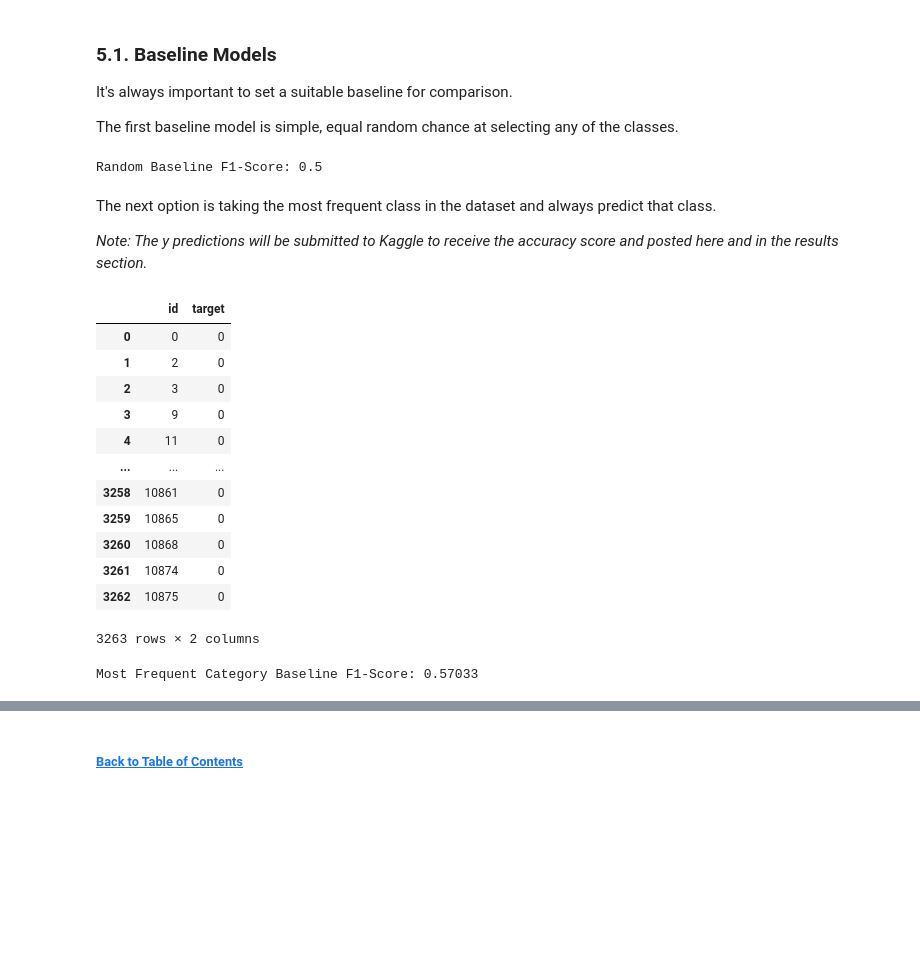
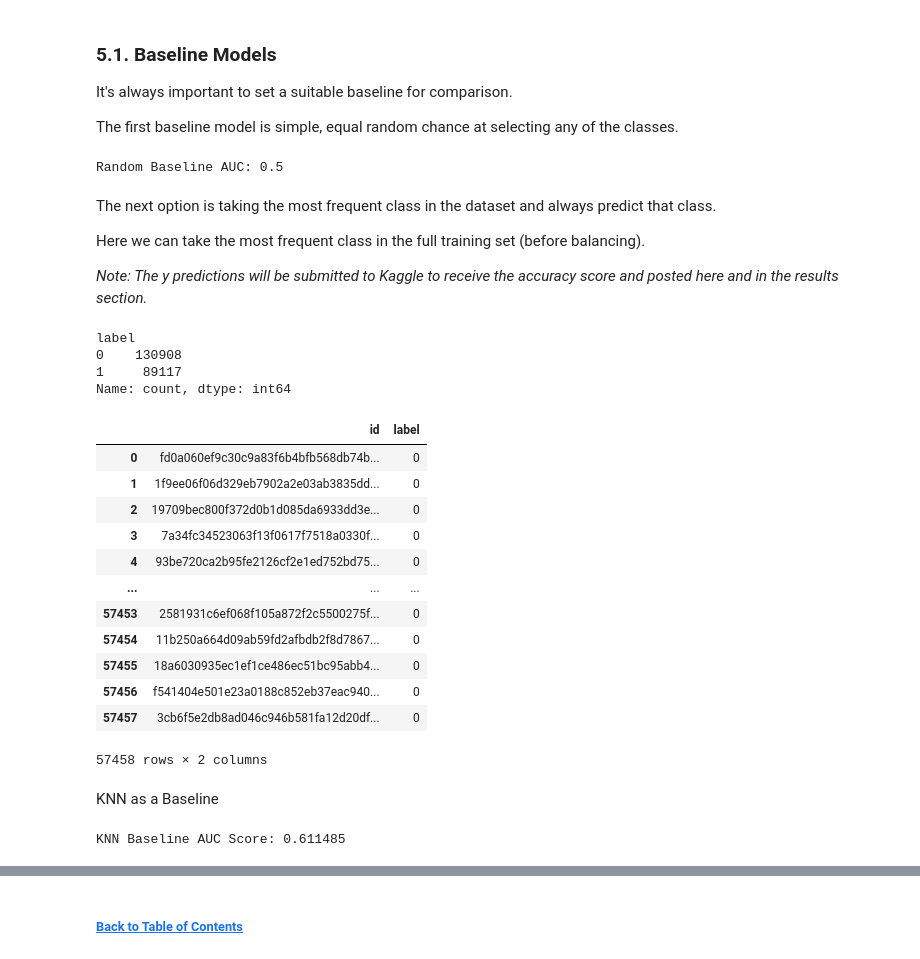
Before and after one commit to chill0121/Kaggle_Projects, a Jupyter notebook: Cancer_Detection_Histopathology/Cancer_Detection_Histopathology.ipynb, the cells around one changed output, grey strips where cells are left out. Drawn from its saved outputs; the diff is of its cells as text; code cells hidden in the pictures; blank space fills up the shorter version.

Commit message:
Created model baselines.

```diff
--- a/Cancer_Detection_Histopathology/Cancer_Detection_Histopathology.ipynb
+++ b/Cancer_Detection_Histopathology/Cancer_Detection_Histopathology.ipynb
@@ -353,37 +358,59 @@ It's always important to set a suitable baseline for comparison.
 
 The first baseline model is simple, equal random chance at selecting any of the classes.
 # %%
-mod_rand_baseline = 1 / len(train.target.unique()) # 1/2
-print('Random Baseline F1-Score:', mod_rand_baseline)
+mod_rand_baseline = 1 / len(y_train.label.unique()) # 1/2
+print('Random Baseline AUC:', mod_rand_baseline)
 # %% [output]
-Random Baseline F1-Score: 0.5
+Random Baseline AUC: 0.5
 # %% [markdown]
 The next option is taking the most frequent class in the dataset and always predict that class.
 
+Here we can take the most frequent class in the full training set (before balancing).
+
 *Note: The y predictions will be submitted to Kaggle to receive the accuracy score and posted here and in the results section.*
+# %%
+train_labels.label.value_counts(sort = True)
+# %% [output]
+label
+0    130908
+1     89117
+Name: count, dtype: int64
 # %%
-# most_freq_cat = train.target.value_counts(sort = True).index[0]
-# mod_freq_array = np.full(shape = len(X_test), fill_value = most_freq_cat)
+most_freq_cat = train_labels.label.value_counts(sort = True).index[0]
+mod_freq_array = np.full(shape = len(files_test), fill_value = most_freq_cat)
 
-# y_pred_freq_baseline = X_test[['id']].copy()
-# y_pred_freq_baseline['target'] = mod_freq_array
-# y_pred_freq_baseline.to_csv(current_wdir + f'/Models/Frequency_Baseline/X_test_Submission_Freq_Baseline.csv', index = False)
-# display(y_pred_freq_baseline)
+y_pred_freq_baseline = pd.DataFrame(files_test, columns = ['id']).map(lambda x: x.replace('.tif', ''))
+y_pred_freq_baseline['label'] = mod_freq_array
+y_pred_freq_baseline.to_csv(current_wdir + f'/Models/Frequency_Baseline/X_test_Submission_Freq_Baseline.csv', index = False)
+display(y_pred_freq_baseline)
 
-# mod_freq_baseline = 0.57033
-# print('Most Frequent Category Baseline F1-Score:', mod_freq_baseline)
+mod_freq_baseline = 0.5
+print('Most Frequent Category Baseline AUC Score:', mod_freq_baseline)
 # %% [output]
-|  | id | target |
-| 0 | 0 | 0 |
-| 1 | 2 | 0 |
-| 2 | 3 | 0 |
-| 3 | 9 | 0 |
-| 4 | 11 | 0 |
+|  | id | label |
+| 0 | fd0a060ef9c30c9a83f6b4bfb568db74b... | 0 |
+| 1 | 1f9ee06f06d329eb7902a2e03ab3835dd... | 0 |
+| 2 | 19709bec800f372d0b1d085da6933dd3e... | 0 |
+| 3 | 7a34fc34523063f13f0617f7518a0330f... | 0 |
+| 4 | 93be720ca2b95fe2126cf2e1ed752bd75... | 0 |
 | ... | ... | ... |
-| 3258 | 10861 | 0 |
-| 3259 | 10865 | 0 |
-| 3260 | 10868 | 0 |
-| 3261 | 10874 | 0 |
-| 3262 | 10875 | 0 |
+| 57453 | 2581931c6ef068f105a872f2c5500275f... | 0 |
+| 57454 | 11b250a664d09ab59fd2afbdb2f8d7867... | 0 |
+| 57455 | 18a6030935ec1ef1ce486ec51bc95abb4... | 0 |
+| 57456 | f541404e501e23a0188c852eb37eac940... | 0 |
+| 57457 | 3cb6f5e2db8ad046c946b581fa12d20df... | 0 |
-3263 rows × 2 columns
+57458 rows × 2 columns
-Most Frequent Category Baseline F1-Score: 0.57033
+# %% [markdown]
+KNN as a Baseline
+# %%
+from sklearn.neighbors import KNeighborsClassifier
+# TODO: Implement KNN discriminant plot from sklearn.
+mod_knn = KNeighborsClassifier(n_neighbors = 2, weights = 'distance', algorithm = 'brute', p = 2)
+mod_knn.fit(normalize_pixels(flat_stack(X_train)), y_train.label)
+
+y_pred_proba = mod_knn.predict_proba(normalize_pixels(flat_stack(X_val)))
+fpr, tpr, threshold = roc_curve(y_val.label, y_pred_proba[:, 1])
+auc_score_knn = auc(fpr, tpr)
+print('KNN Baseline AUC Score:', auc_score_knn)
+# %% [output]
+KNN Baseline AUC Score: 0.611485
```
Also changed, not shown: parts of 4 cells of this notebook, 1 other file.
